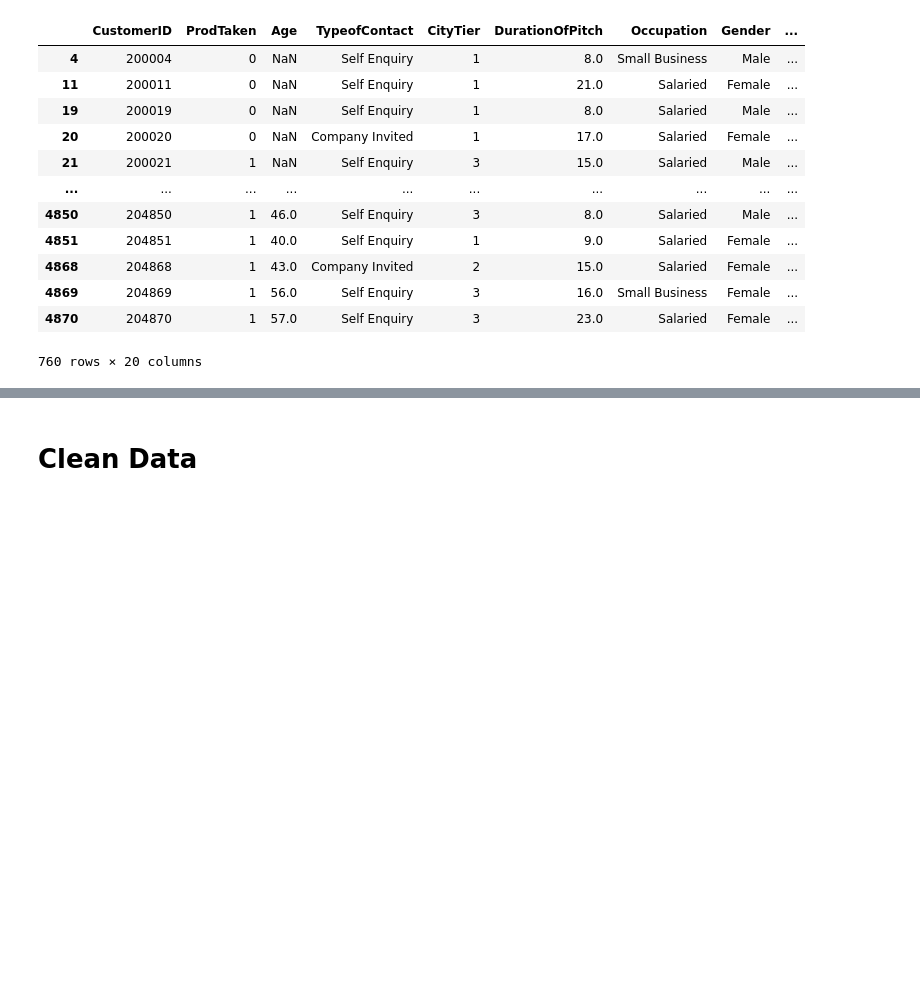
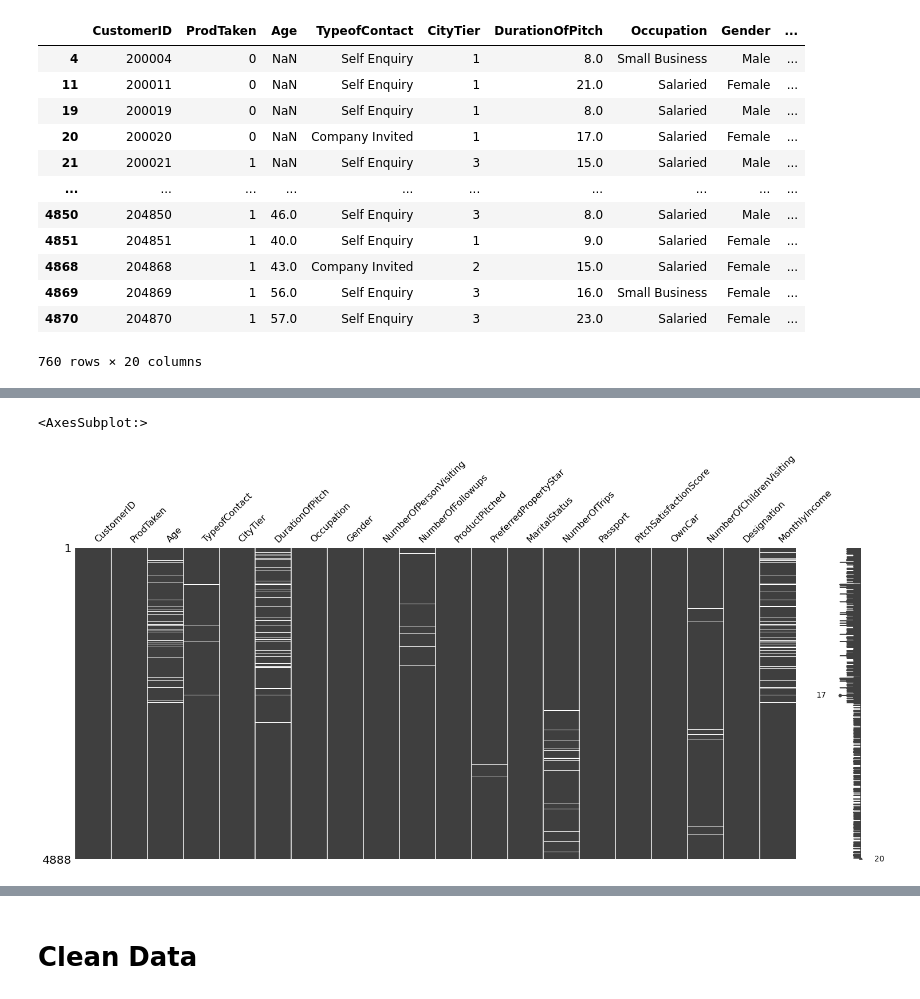
Before and after one commit to chabazite/Tourism_recommendations, a Jupyter notebook: notebooks/1.0_ASI_Data_Cleaning.ipynb, the cells around one changed output, grey strips where cells are left out. Drawn from its saved outputs; the diff is of its cells as text; code cells hidden in the pictures; blank space fills up the shorter version.

```diff
--- a/notebooks/1.0_ASI_Data_Cleaning.ipynb
+++ b/notebooks/1.0_ASI_Data_Cleaning.ipynb
@@ -66,0 +89,6 @@ print(f"{percent_null}% of the rows contain null values")
+# %%
+# a a plot of the missing values based on feature designation
+msno.matrix(tourism_df)
+# %% [output]
+<AxesSubplot:>
+[figure, added]
```
Also changed, not shown: parts of 7 cells of this notebook.
